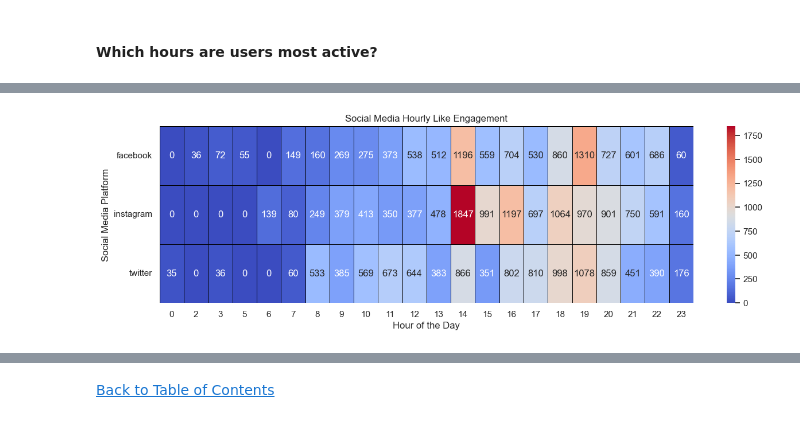
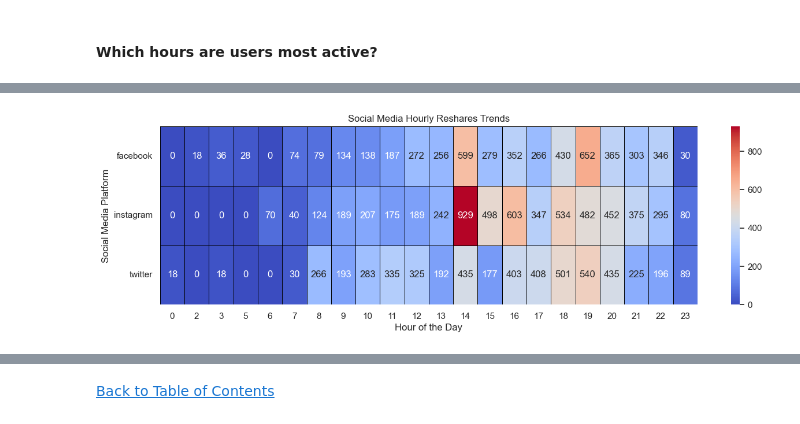
Before and after one commit to jasondo-da/Social_Media_Analysis, a Jupyter notebook: social_media_sentiments_analysis.ipynb, the cells around one changed output, grey strips where cells are left out. Drawn from its saved outputs; the diff is of its cells as text; code cells hidden in the pictures.

```diff
--- a/social_media_sentiments_analysis.ipynb
+++ b/social_media_sentiments_analysis.ipynb
@@ -959,23 +994,25 @@ plt.show()
 # %%
-# Creating and plotting a pivot table to separate total hourly likes into hourly cohorts
-likes_pivot_hourly = sm.pivot_table(index='platform',
-                                    columns='hour',
-                                    values='likes',
-                                    aggfunc='sum')
+# Creating and plotting a pivot table to count the total hourly reshares for every hour in a day
+reshares_pivot_hourly = sm.pivot_table(index='platform',
+                                       columns='hour',
+                                       values='reshared',
+                                       aggfunc='sum')
 
 sns.set(style='white')
 plt.figure(figsize=(15, 4))
-sns.heatmap(likes_pivot_hourly,
+sns.heatmap(reshares_pivot_hourly,
             cmap='coolwarm',
             annot=True,
             fmt='g',
             linewidths=.5,
             linecolor='black')
 
-plt.title('Social Media Hourly Like Engagement')
+plt.title('Social Media Hourly Reshares Trends')
 plt.xlabel('Hour of the Day')
 plt.ylabel('Social Media Platform')
 plt.yticks(rotation=360)
 plt.show()
+
+# From a trend perspective, the reshares engagement trend follows the same trend as the likes engagement trend on all platforms
 # %% [output]
-[figure, old version]
+[figure, new version]
```
Also changed, not shown: parts of 20 cells of this notebook.
